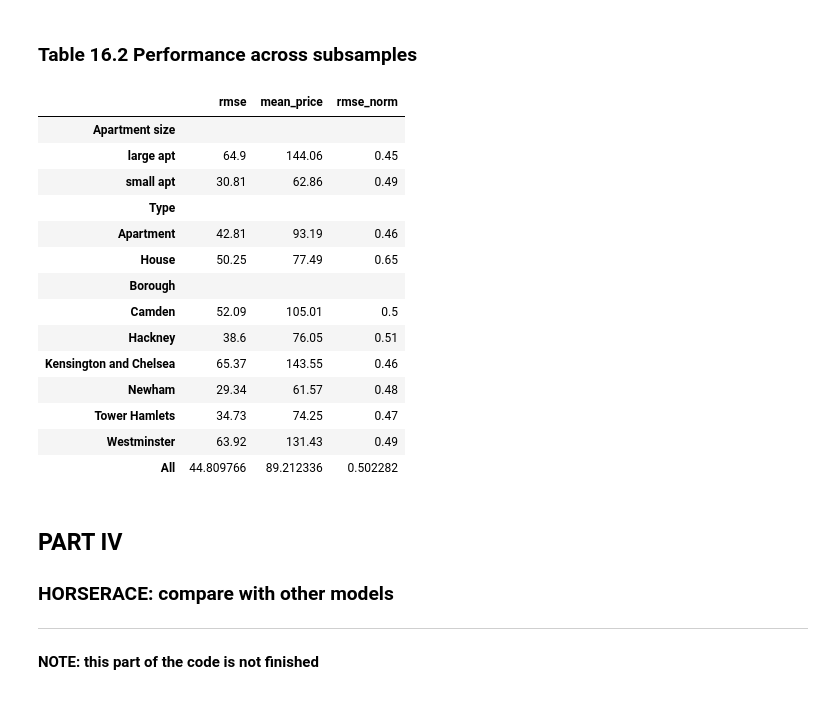
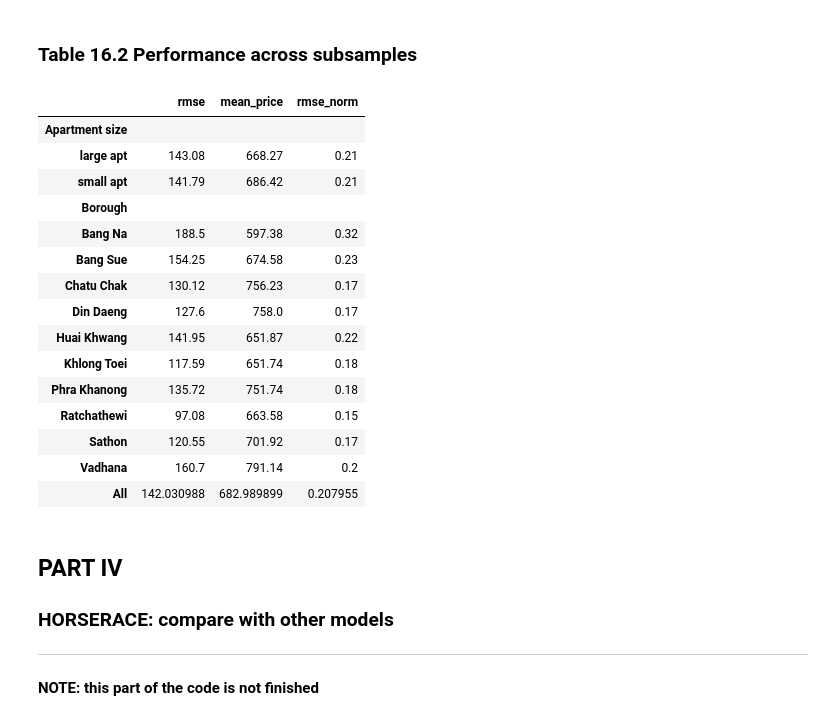
Before and after one commit to adamvig96/Prediction-with-Machine-Learning-for-Economists, a Jupyter notebook: Assignment 2/code/airbnb-random-forest-bangkok.ipynb, the cells around one changed output. Drawn from its saved outputs; the diff is of its cells as text; code cells hidden in the pictures.

```diff
--- a/Assignment 2/code/airbnb-random-forest-bangkok.ipynb
+++ b/Assignment 2/code/airbnb-random-forest-bangkok.ipynb
@@ -495,14 +488,5 @@ accom_subset = calculate_rmse(grouped_object)
 # %%
 grouped_object = data_holdout_w_prediction.loc[
-    lambda x: x.f_neighbourhood_cleansed.isin(
-        [
-            "Westminster",
-            "Camden",
-            "Kensington and Chelsea",
-            "Tower Hamlets",
-            "Hackney",
-            "Newham",
-        ]
-    )
+    lambda x: x.f_neighbourhood_cleansed.isin(data.f_neighbourhood_cleansed.value_counts().head(10).index.tolist())
 ].groupby("f_neighbourhood_cleansed")
 neightbourhood_subset = calculate_rmse(grouped_object)
@@ -527,7 +506,7 @@ all_holdout.index = ["All"]
 # %%
 type_rows = pd.DataFrame(
     None,
-    index=["Apartment size", "Type", "Borough"],
+    index=["Apartment size", "Borough"],
     columns=["rmse", "mean_price", "rmse_norm"],
 ).fillna("")
 # %% [markdown]
@@ -535,31 +514,30 @@ type_rows = pd.DataFrame(
 # %%
 pd.concat(
     [
         type_rows.iloc[[0]],
         accom_subset,
         type_rows.iloc[[1]],
-        proptype_subset,
-        type_rows.iloc[[2]],
         neightbourhood_subset,
         all_holdout,
     ]
 )
 # %% [output]
 |  | rmse | mean_price | rmse_norm |
 | Apartment size |  |  |  |
-| large apt | 64.9 | 144.06 | 0.45 |
-| small apt | 30.81 | 62.86 | 0.49 |
-| Type |  |  |  |
-| Apartment | 42.81 | 93.19 | 0.46 |
-| House | 50.25 | 77.49 | 0.65 |
+| large apt | 143.08 | 668.27 | 0.21 |
+| small apt | 141.79 | 686.42 | 0.21 |
 | Borough |  |  |  |
-| Camden | 52.09 | 105.01 | 0.5 |
-| Hackney | 38.6 | 76.05 | 0.51 |
-| Kensington and Chelsea | 65.37 | 143.55 | 0.46 |
-| Newham | 29.34 | 61.57 | 0.48 |
-| Tower Hamlets | 34.73 | 74.25 | 0.47 |
-| Westminster | 63.92 | 131.43 | 0.49 |
-| All | 44.809766 | 89.212336 | 0.502282 |
+| Bang Na | 188.5 | 597.38 | 0.32 |
+| Bang Sue | 154.25 | 674.58 | 0.23 |
+| Chatu Chak | 130.12 | 756.23 | 0.17 |
+| Din Daeng | 127.6 | 758.0 | 0.17 |
+| Huai Khwang | 141.95 | 651.87 | 0.22 |
+| Khlong Toei | 117.59 | 651.74 | 0.18 |
+| Phra Khanong | 135.72 | 751.74 | 0.18 |
+| Ratchathewi | 97.08 | 663.58 | 0.15 |
+| Sathon | 120.55 | 701.92 | 0.17 |
+| Vadhana | 160.7 | 791.14 | 0.2 |
+| All | 142.030988 | 682.989899 | 0.207955 |
 # %% [markdown]
 ## PART IV
 ### HORSERACE: compare with other models
```
Also changed, not shown: parts of 30 cells of this notebook.
